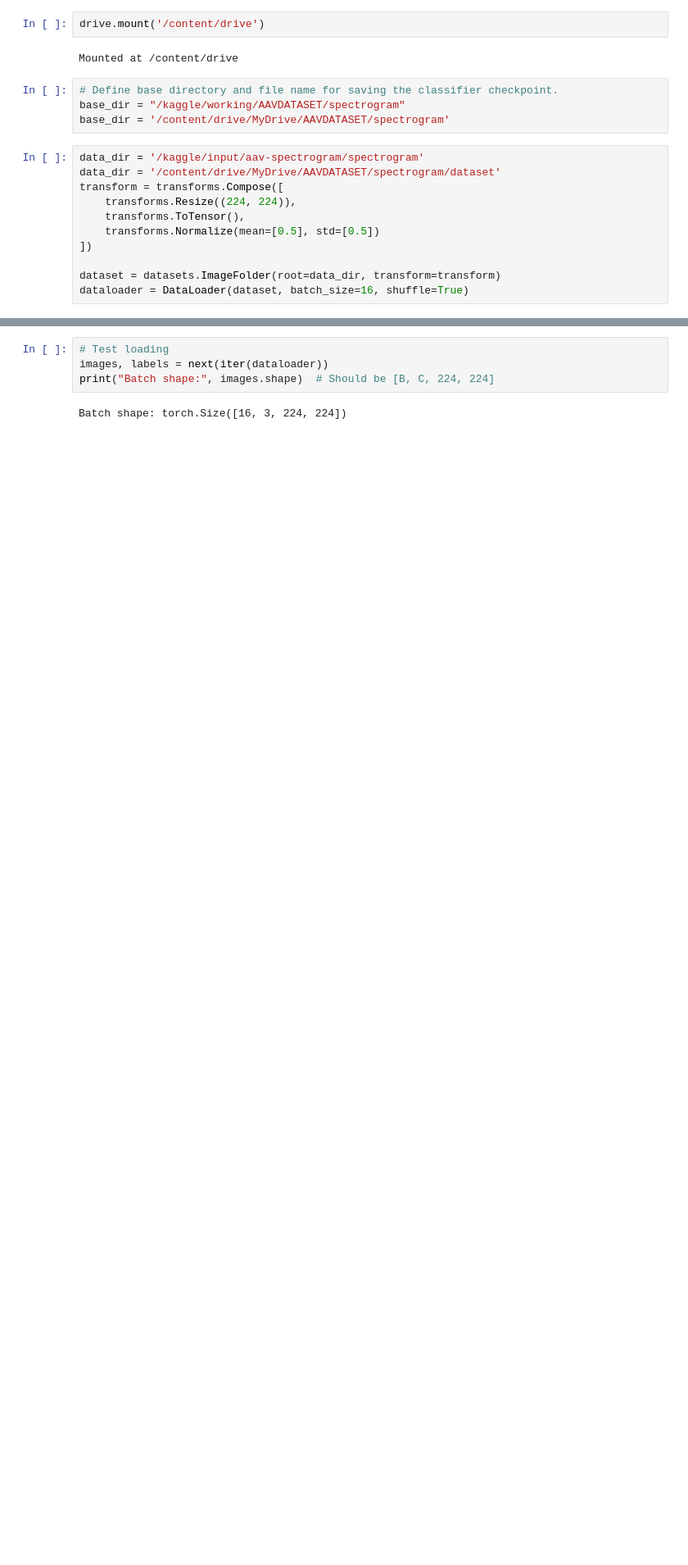
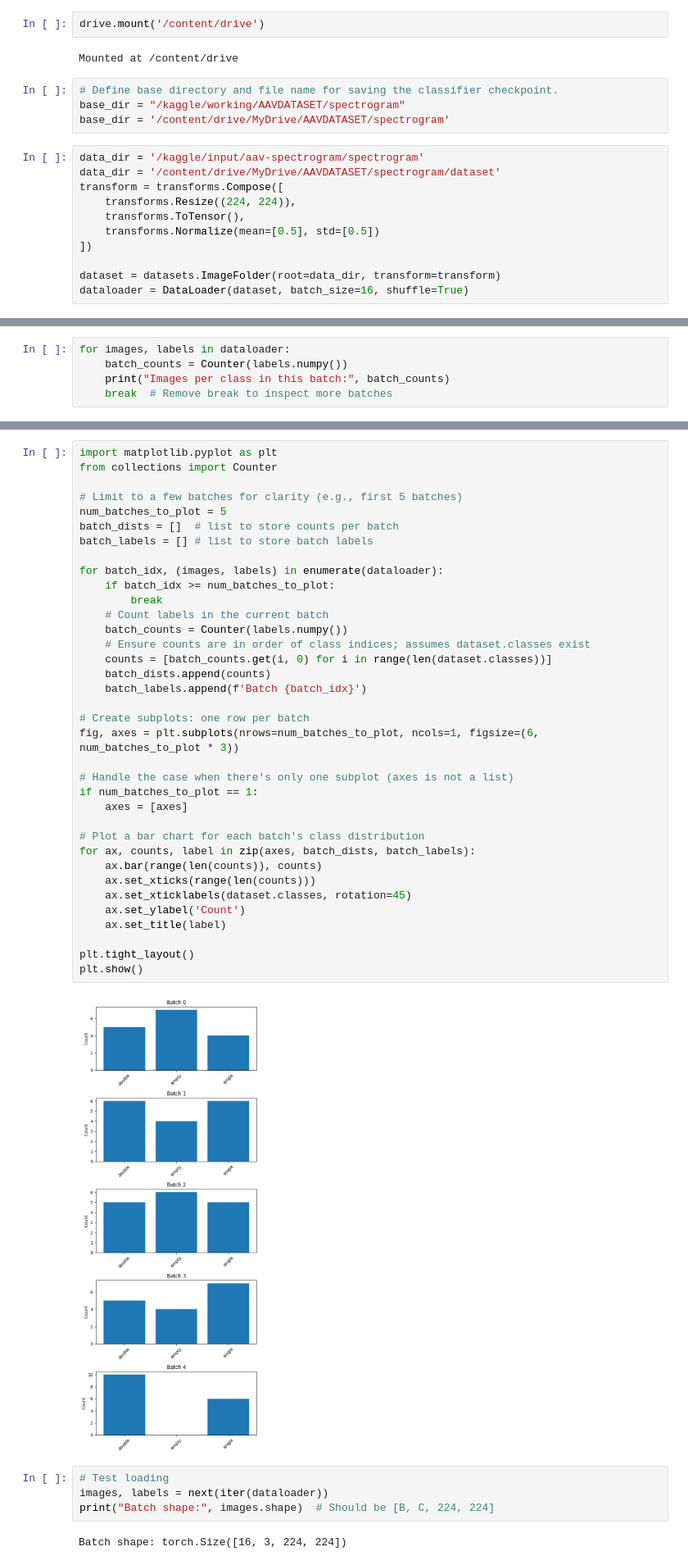
Before and after one commit to raihanewubd/selfSupervised, a Jupyter notebook: i_jepa_aav.ipynb, the cells around one changed output, grey strips where cells are left out. Shown: that part at 82% size. Cells and saved outputs as stored; diff of their text form; blank space fills up the shorter version.

```diff
--- a/i_jepa_aav.ipynb
+++ b/i_jepa_aav.ipynb
@@ -59,0 +91,5 @@ dataloader = DataLoader(dataset, batch_size=16, shuffle=True)
+# %%
+for images, labels in dataloader:
+    batch_counts = Counter(labels.numpy())
+    print("Images per class in this batch:", batch_counts)
+    break  # Remove break to inspect more batches
@@ -60,3 +98,41 @@ dataloader = DataLoader(dataset, batch_size=16, shuffle=True)
+# %%
+import matplotlib.pyplot as plt
+from collections import Counter
+
+# Limit to a few batches for clarity (e.g., first 5 batches)
+num_batches_to_plot = 5
+batch_dists = []  # list to store counts per batch
+batch_labels = [] # list to store batch labels
+
+for batch_idx, (images, labels) in enumerate(dataloader):
+    if batch_idx >= num_batches_to_plot:
+        break
+    # Count labels in the current batch
+    batch_counts = Counter(labels.numpy())
+    # Ensure counts are in order of class indices; assumes dataset.classes exist
+    counts = [batch_counts.get(i, 0) for i in range(len(dataset.classes))]
+    batch_dists.append(counts)
+    batch_labels.append(f'Batch {batch_idx}')
+
+# Create subplots: one row per batch
+fig, axes = plt.subplots(nrows=num_batches_to_plot, ncols=1, figsize=(6, num_batches_to_plot * 3))
+
+# Handle the case when there's only one subplot (axes is not a list)
+if num_batches_to_plot == 1:
+    axes = [axes]
+
+# Plot a bar chart for each batch's class distribution
+for ax, counts, label in zip(axes, batch_dists, batch_labels):
+    ax.bar(range(len(counts)), counts)
+    ax.set_xticks(range(len(counts)))
+    ax.set_xticklabels(dataset.classes, rotation=45)
+    ax.set_ylabel('Count')
+    ax.set_title(label)
+
+plt.tight_layout()
+plt.show()
+# %% [output]
+[figure, added]
 # %%
 # Test loading
 images, labels = next(iter(dataloader))
```
Also changed, not shown: parts of 8 cells of this notebook.
